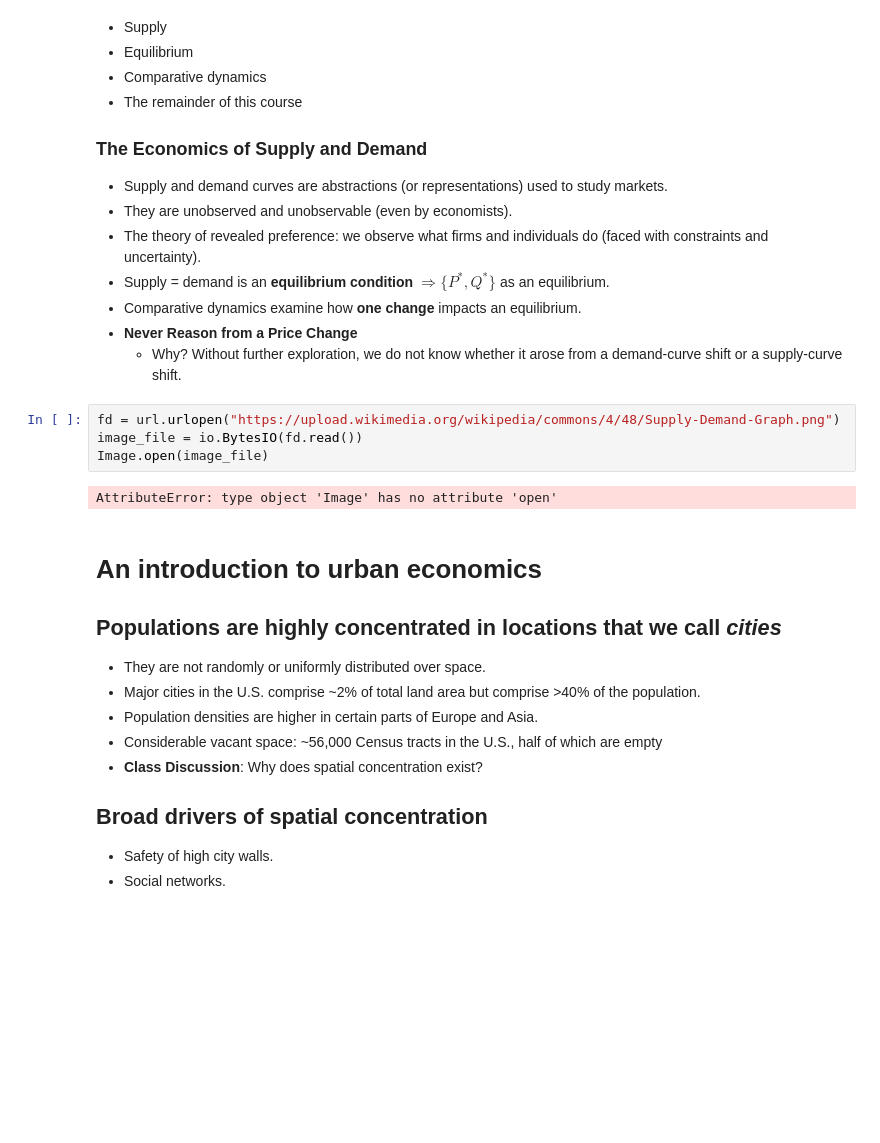
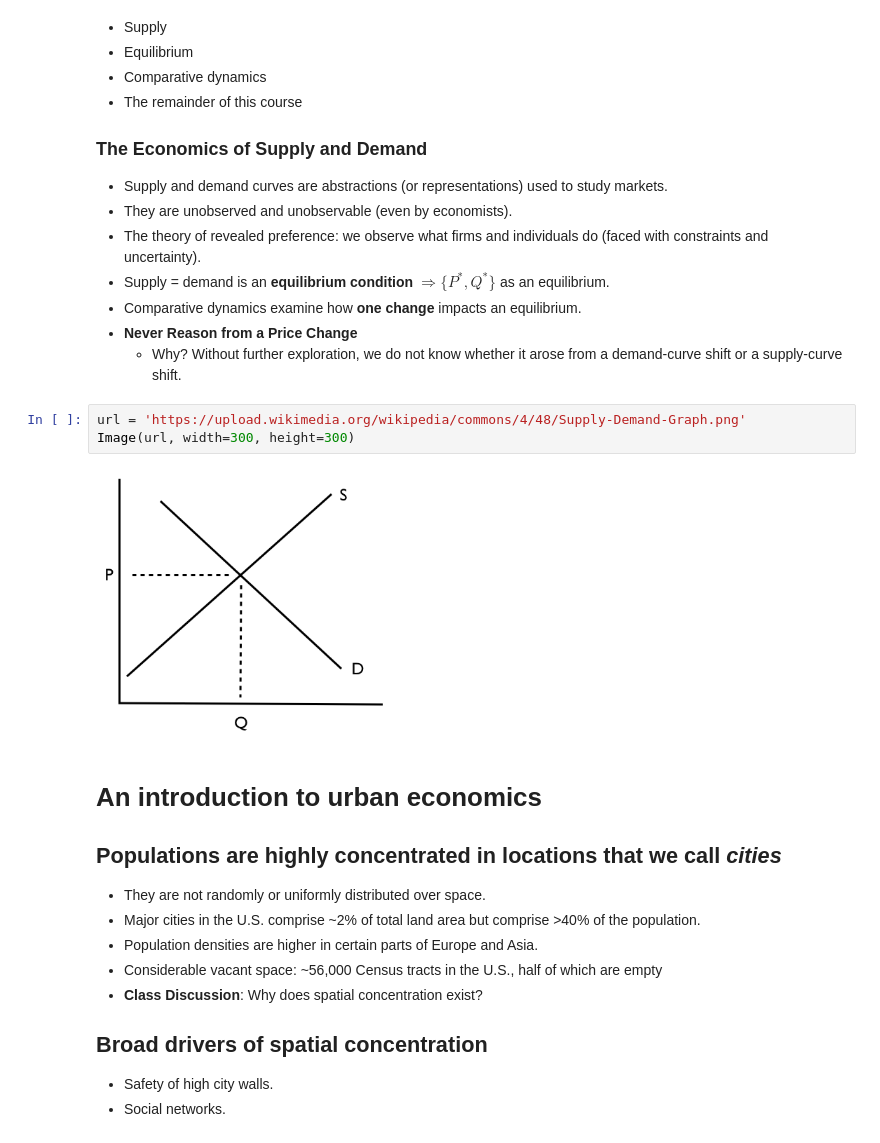
Before and after one commit to thsavage/Hirsh-Fellows-Real-Estate-Economics-and-Market-Analysis, a Jupyter notebook: Hirsh Scholars Real Estate Finance and Economics A Synthesis.ipynb, the cells around one changed output. Drawn from its saved outputs; the diff is of its cells as text; blank space fills up the shorter version.

```diff
--- a/Hirsh Scholars Real Estate Finance and Economics A Synthesis.ipynb
+++ b/Hirsh Scholars Real Estate Finance and Economics A Synthesis.ipynb
@@ -44,11 +44,10 @@ Populating the interactive namespace from numpy and matplotlib
 * **Never Reason from a Price Change**
     * Why?  Without further exploration, we do not know whether it arose from a demand-curve shift or a supply-curve shift.
 # %%
-fd = url.urlopen("https://upload.wikimedia.org/wikipedia/commons/4/48/Supply-Demand-Graph.png")
-image_file = io.BytesIO(fd.read())
-Image.open(image_file)
+url = 'https://upload.wikimedia.org/wikipedia/commons/4/48/Supply-Demand-Graph.png'
+Image(url, width=300, height=300)
 # %% [output]
-AttributeError: type object 'Image' has no attribute 'open'
+[figure, added]
 # %% [markdown]
 # An introduction to urban economics
 
```
Also changed, not shown: parts of 4 cells of this notebook.
